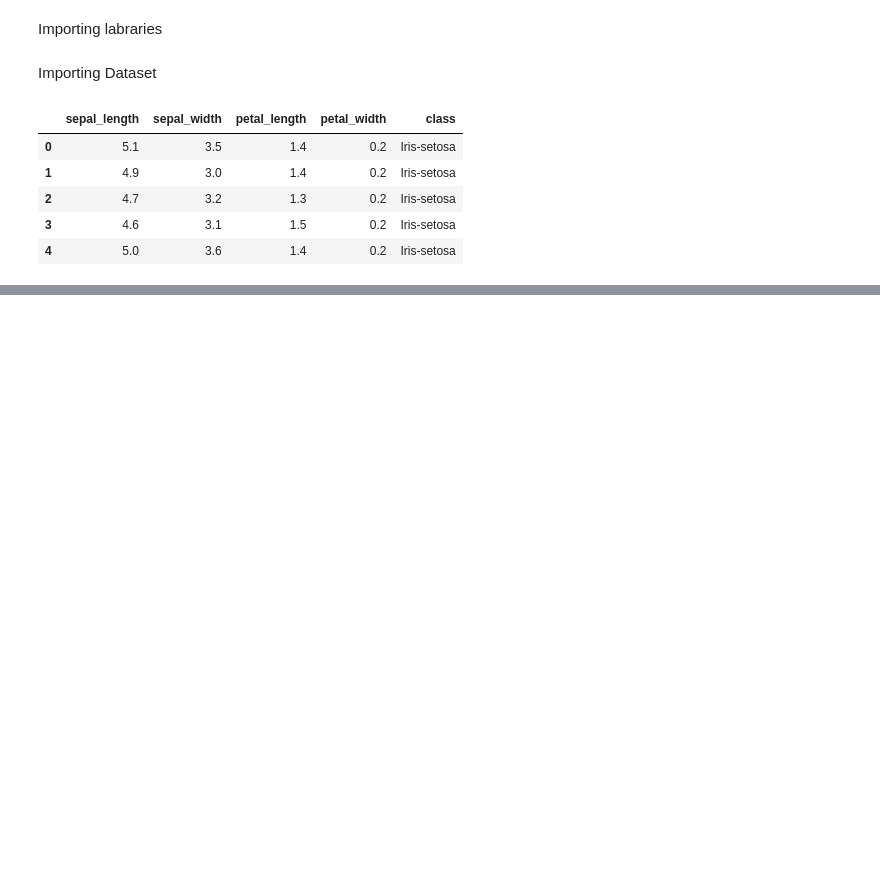
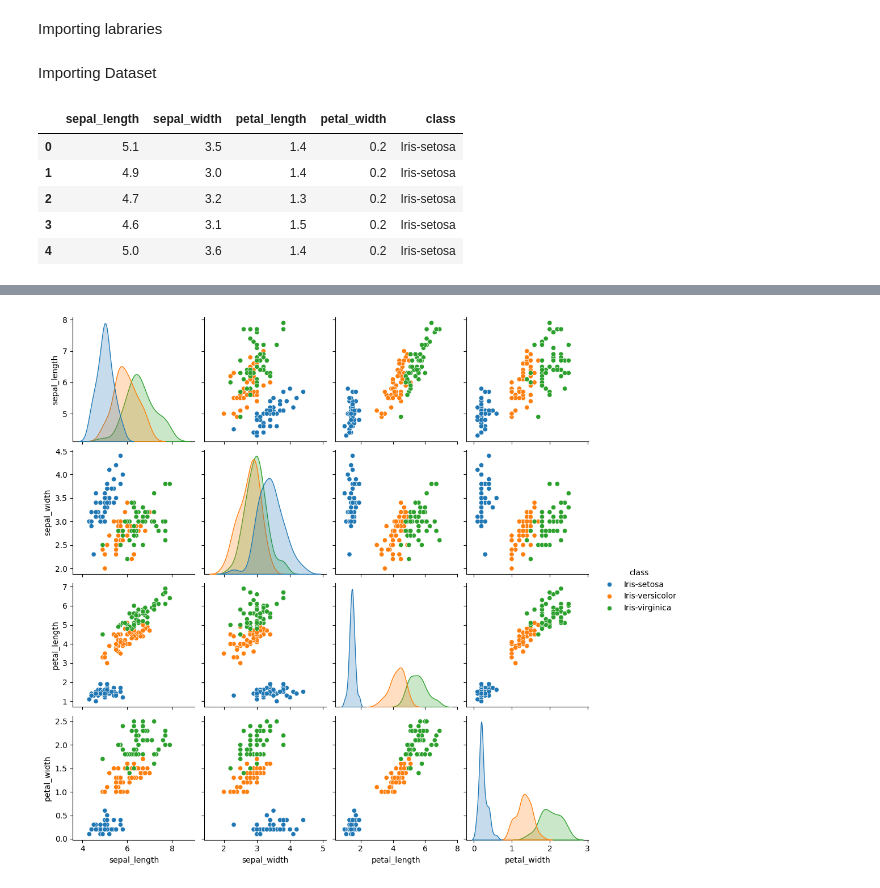
Before and after one commit to shrush12/codealpha_iris_flower, a Jupyter notebook: iris.ipynb, the cells around one changed output, grey strips where cells are left out. Drawn from its saved outputs; the diff is of its cells as text; code cells hidden in the pictures; blank space fills up the shorter version.

```diff
--- a/iris.ipynb
+++ b/iris.ipynb
@@ -26,0 +37,5 @@ iris_data.describe()
+# %%
+sns.pairplot(iris_data, hue="class")
+plt.show()
+# %% [output]
+[figure, added]
```
Also changed, not shown: parts of 13 cells of this notebook.
